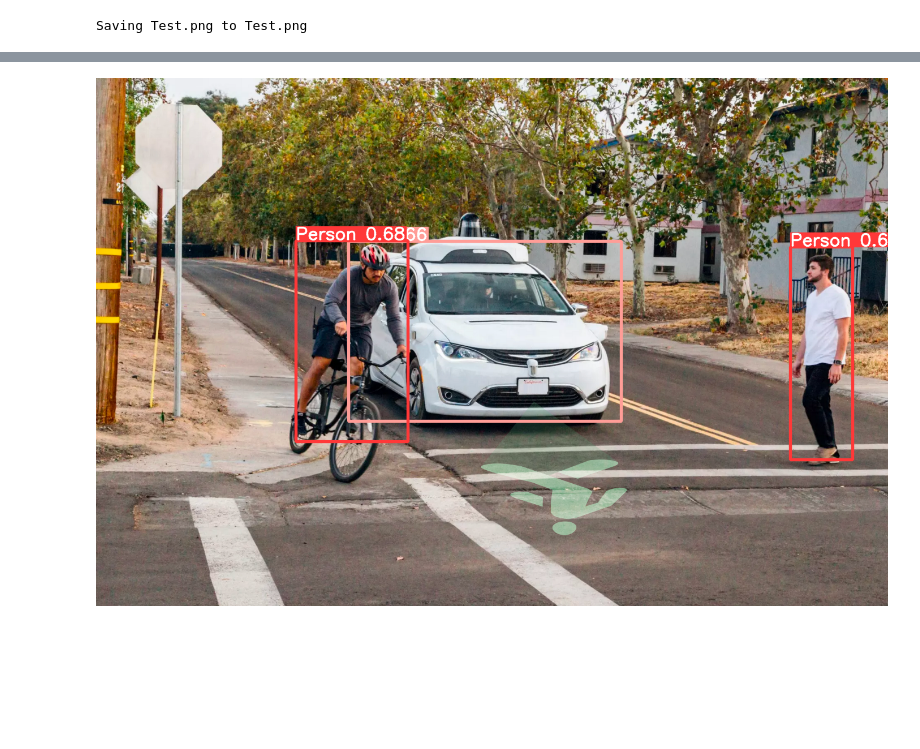
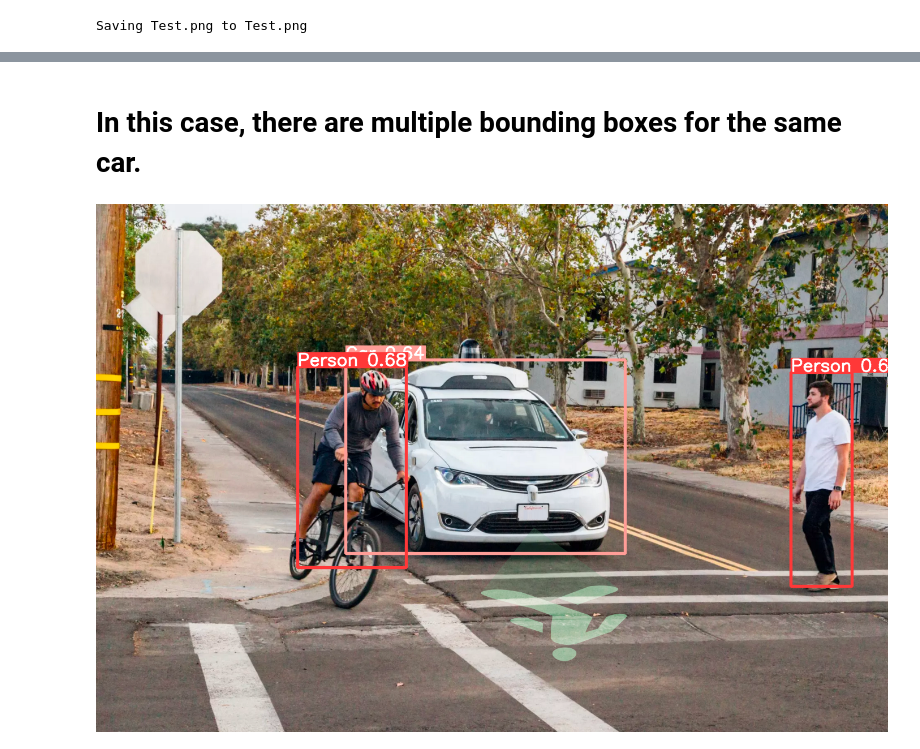
Before and after one commit to vsnupoudel/CarHuman-ObjectDetection-yolov5-training-and-inference, a Jupyter notebook: Man_vs_Car.ipynb, the cells around one changed output, grey strips where cells are left out. Drawn from its saved outputs; the diff is of its cells as text; code cells hidden in the pictures; blank space fills up the shorter version.

```diff
--- a/Man_vs_Car.ipynb
+++ b/Man_vs_Car.ipynb
@@ -272,4 +285,6 @@ Results saved to yolov5/runs/detect/exp6
+# %% [markdown]
+# In this case, there are multiple bounding boxes for the same car.
 # %%
-Image('/content/yolov5/runs/detect/exp6/Test.png')
+Image('/content/yolov5/runs/detect/exp3/Test.png')
 # %% [output]
-[figure, old version]
+[figure, new version]
```
Also changed, not shown: parts of 11 cells of this notebook.
